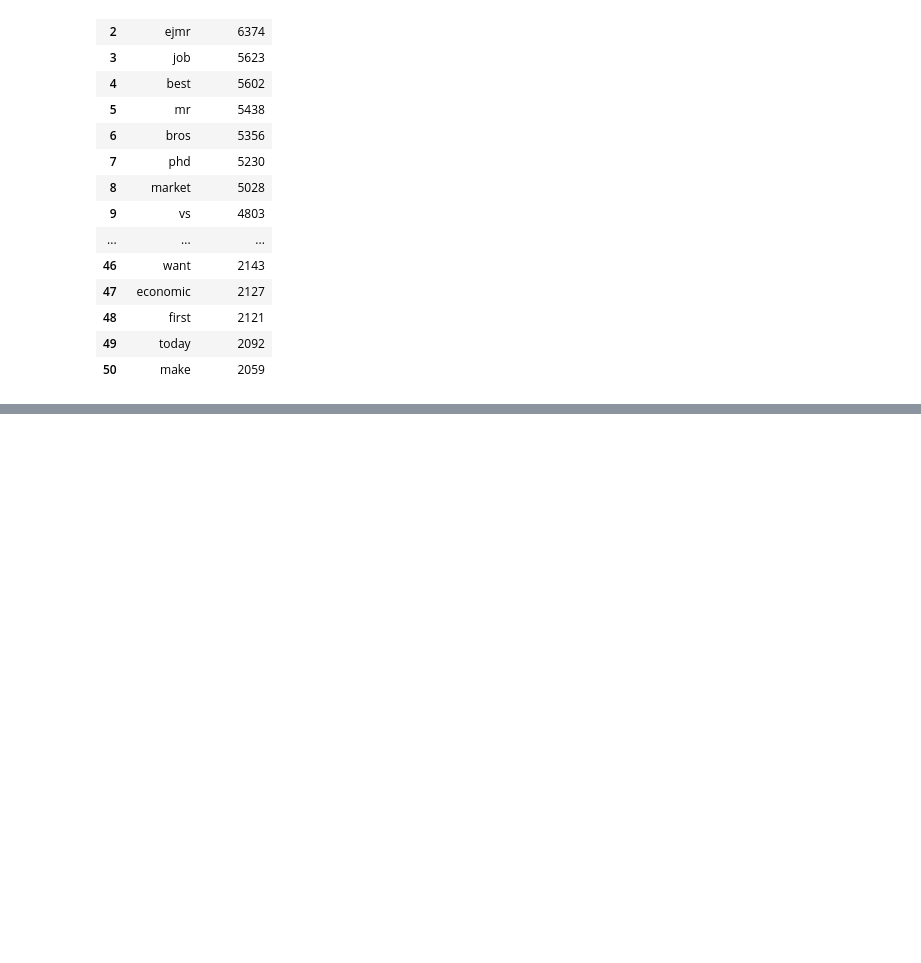
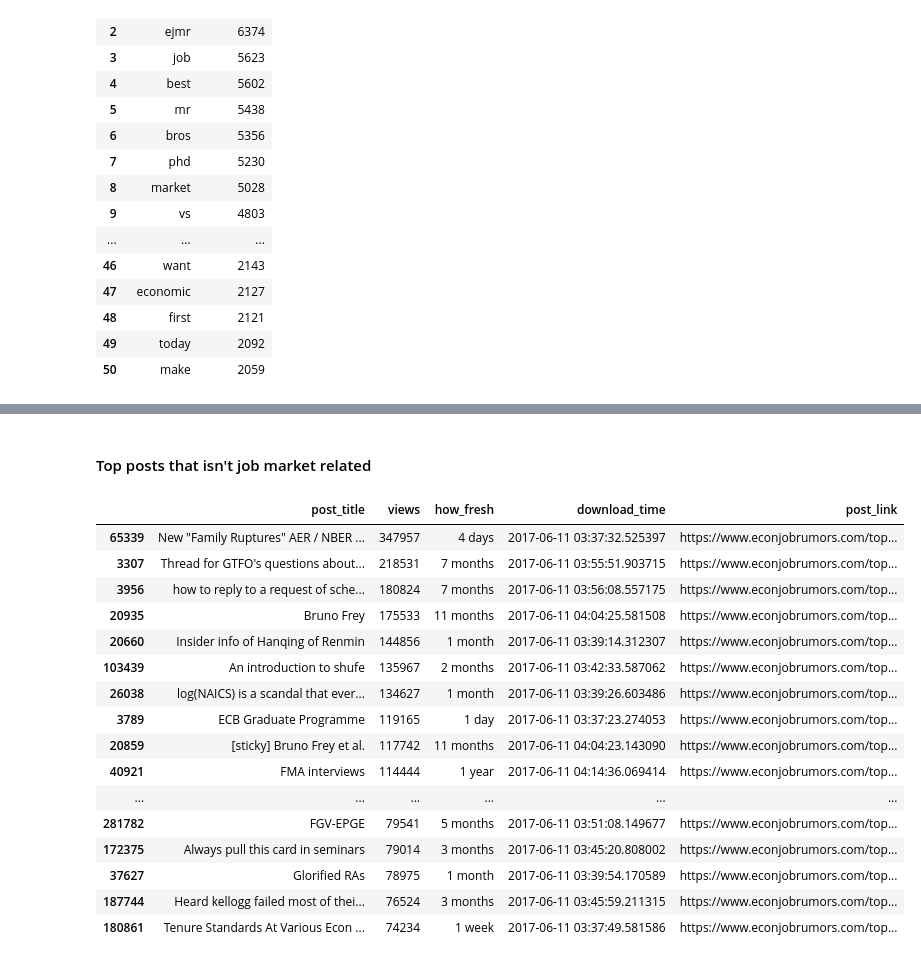
Before and after one commit to palpen/ejmr_analysis, a Jupyter notebook: ejmr_analysis.ipynb, the cells around one changed output, grey strips where cells are left out. Cells and saved outputs as stored; diff of their text form; code cells hidden in the pictures; blank space fills up the shorter version.

Commit message:
non job market related hyper link

```diff
--- a/ejmr_analysis.ipynb
+++ b/ejmr_analysis.ipynb
@@ -68,0 +101,47 @@ ax.tick_params(labelsize=70)
+# %% [markdown]
+#### Top posts that isn't job market related
+# %%
+def jobRelated(string, job_words):
+    """
+    - ignore case
+    """
+    if any(x in string for x in job_words):
+        return 1
+    return 0
+
+job_words = ['job market',
+             'ap market',
+             'analyst programme',
+             'world bank ypp',
+             'accounting market',
+             'world bank group',
+             'ypp',
+             'canadian offers',
+             'turkish market'
+            ]
+
+ejmr_df['job_related'] = ejmr_df['cleanTitle'].apply(lambda x: jobRelated(str(x), job_words))
+# %%
+head_num = 50
+ejmr_topposts_jm = ejmr_df[['post_title', 'views', 'how_fresh', 'download_time', 'post_link']][ejmr_df['job_related'] == 1].sort_values(by='views', ascending=False).head(n=50)
+ejmr_topposts_njm = ejmr_df[['post_title', 'views', 'how_fresh', 'download_time', 'post_link']][ejmr_df['job_related'] == 0].sort_values(by='views', ascending=False).head(n=head_num)
+# %%
+ejmr_topposts_njm
+# %% [output]
+|  | post_title | views | how_fresh | download_time | post_link |
+| 65339 | New "Family Ruptures" AER / NBER ... | 347957 | 4 days | 2017-06-11 03:37:32.525397 | https://www.econjobrumors.com/top... |
+| 3307 | Thread for GTFO's questions about... | 218531 | 7 months | 2017-06-11 03:55:51.903715 | https://www.econjobrumors.com/top... |
+| 3956 | how to reply to a request of sche... | 180824 | 7 months | 2017-06-11 03:56:08.557175 | https://www.econjobrumors.com/top... |
+| 20935 | Bruno Frey | 175533 | 11 months | 2017-06-11 04:04:25.581508 | https://www.econjobrumors.com/top... |
+| 20660 | Insider info of Hanqing of Renmin | 144856 | 1 month | 2017-06-11 03:39:14.312307 | https://www.econjobrumors.com/top... |
+| 103439 | An introduction to shufe | 135967 | 2 months | 2017-06-11 03:42:33.587062 | https://www.econjobrumors.com/top... |
+| 26038 | log(NAICS) is a scandal that ever... | 134627 | 1 month | 2017-06-11 03:39:26.603486 | https://www.econjobrumors.com/top... |
+| 3789 | ECB Graduate Programme | 119165 | 1 day | 2017-06-11 03:37:23.274053 | https://www.econjobrumors.com/top... |
+| 20859 | [sticky] Bruno Frey et al. | 117742 | 11 months | 2017-06-11 04:04:23.143090 | https://www.econjobrumors.com/top... |
+| 40921 | FMA interviews | 114444 | 1 year | 2017-06-11 04:14:36.069414 | https://www.econjobrumors.com/top... |
+| ... | ... | ... | ... | ... | ... |
+| 281782 | FGV-EPGE | 79541 | 5 months | 2017-06-11 03:51:08.149677 | https://www.econjobrumors.com/top... |
+| 172375 | Always pull this card in seminars | 79014 | 3 months | 2017-06-11 03:45:20.808002 | https://www.econjobrumors.com/top... |
+| 37627 | Glorified RAs | 78975 | 1 month | 2017-06-11 03:39:54.170589 | https://www.econjobrumors.com/top... |
+| 187744 | Heard kellogg failed most of thei... | 76524 | 3 months | 2017-06-11 03:45:59.211315 | https://www.econjobrumors.com/top... |
+| 180861 | Tenure Standards At Various Econ ... | 74234 | 1 week | 2017-06-11 03:37:49.581586 | https://www.econjobrumors.com/top... |
```
Also changed, not shown: parts of 7 cells of this notebook.
